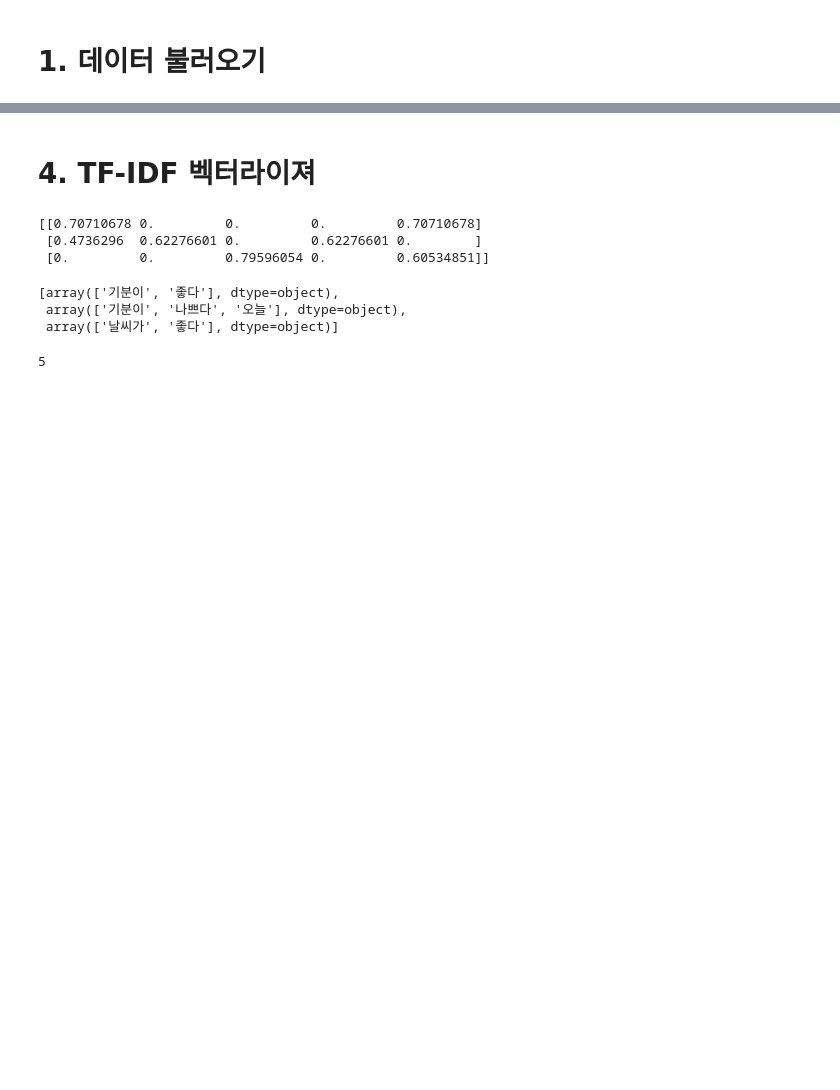
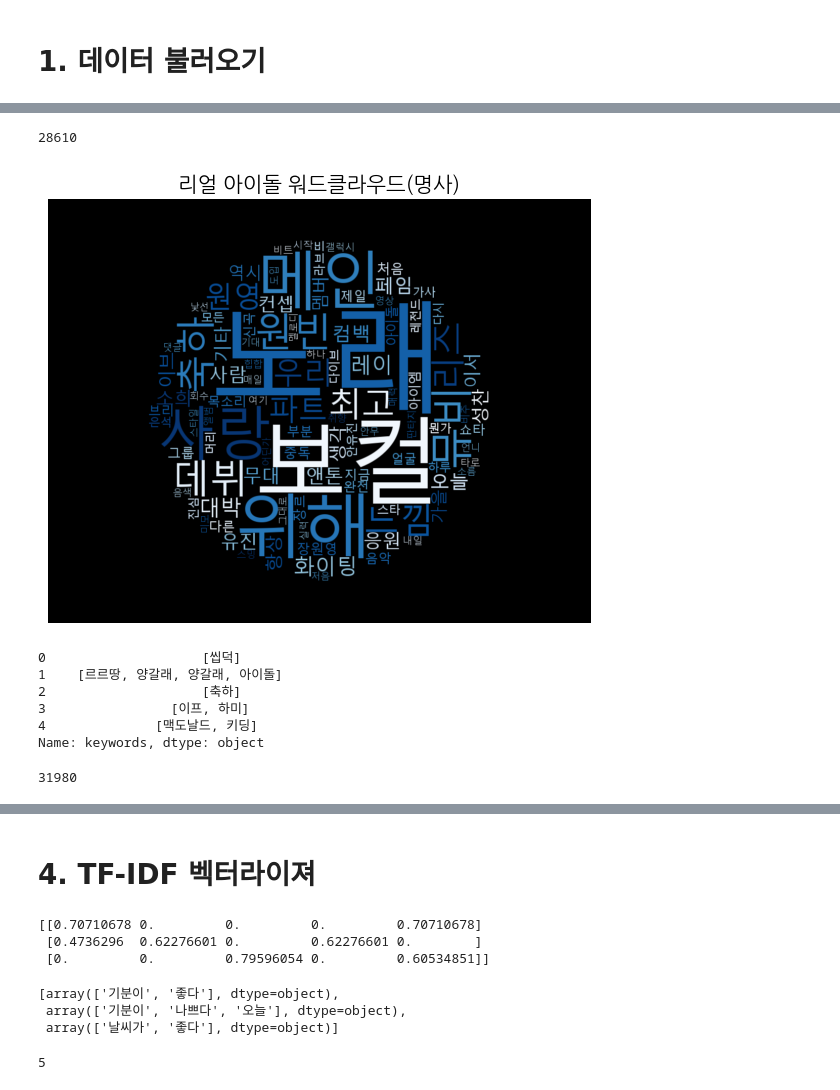
Before and after one commit to PotenUP3-DA-Team4/DA_AI_Jobs, a Jupyter notebook: hanvv3/pj1_grp4-Virtual_vs_Real.ipynb, the cells around one changed output, grey strips where cells are left out. Cells and saved outputs as stored; diff of their text form; code cells hidden in the pictures; blank space fills up the shorter version.

```diff
--- a/hanvv3/pj1_grp4-Virtual_vs_Real.ipynb
+++ b/hanvv3/pj1_grp4-Virtual_vs_Real.ipynb
@@ -80,0 +236,15 @@ df = pd.read_csv(
+# %%
+# group별로 1000 개씩 랜덤 샘플링하기.
+
+col = "group"
+n_per_group = 4000
+seed = 42
+
+sampled_df = (
+    df.groupby(col, group_keys=False)
+      .apply(lambda g: g.assign(group=g.name)
+             .sample(n=min(n_per_group, len(g)), random_state=seed))
+      .reset_index(drop=True)
+)
+
+sampled_df.head()
@@ -80,0 +271,2 @@ df = pd.read_csv(
+# %%
+sampled_real_df = sampled_df[sampled_df['is_real']]
@@ -80,0 +314,32 @@ df = pd.read_csv(
+# %%
+stop_set = set(stopwords)
+
+word_list = [w for w in chain.from_iterable(sampled_real_df[col]) if w not in stop_set]
+# %%
+len(word_list)
+# %% [output]
+28610
+# %%
+counter = Counter(word_list)
+
+image = Image.open("C:\potenup3\pj01-data-analysis\images\circle.png")
+mask_img = np.array(image)
+
+wc = WordCloud(
+    font_path = "C:/Windows/Fonts/malgun.ttf",      # 중요!
+    background_color="black",
+    mask=mask_img,
+    width=800,
+    height=400,
+    colormap="Blues"
+)
+
+wc.generate_from_frequencies(dict(counter.most_common(100)))
+
+plt.figure(figsize=(7,7))
+plt.imshow(wc, interpolation='bilinear')
+plt.axis('off')
+plt.title('리얼 아이돌 워드클라우드(명사)', fontsize=15)
+plt.show()
+# %% [output]
+[figure, added]
@@ -80,0 +348,15 @@ df = pd.read_csv(
+# %%
+col = "keywords"
+word_list = []
+stopwords = ['플레이브', '이세돌', '진짜']
+
+sampled_virtual_df[col] = sampled_virtual_df[col].map(parse_list_str)
+
+sampled_virtual_df[col].head()
+# %% [output]
+0                    [씹덕]
+1    [르르땅, 양갈래, 양갈래, 아이돌]
+2                    [축하]
+3                [이프, 하미]
+4              [맥도날드, 키딩]
+Name: keywords, dtype: object
@@ -80,0 +367,4 @@ df = pd.read_csv(
+# %%
+len(word_list)
+# %% [output]
+31980
```
Also changed, not shown: parts of 40 cells of this notebook, 2 other files.
